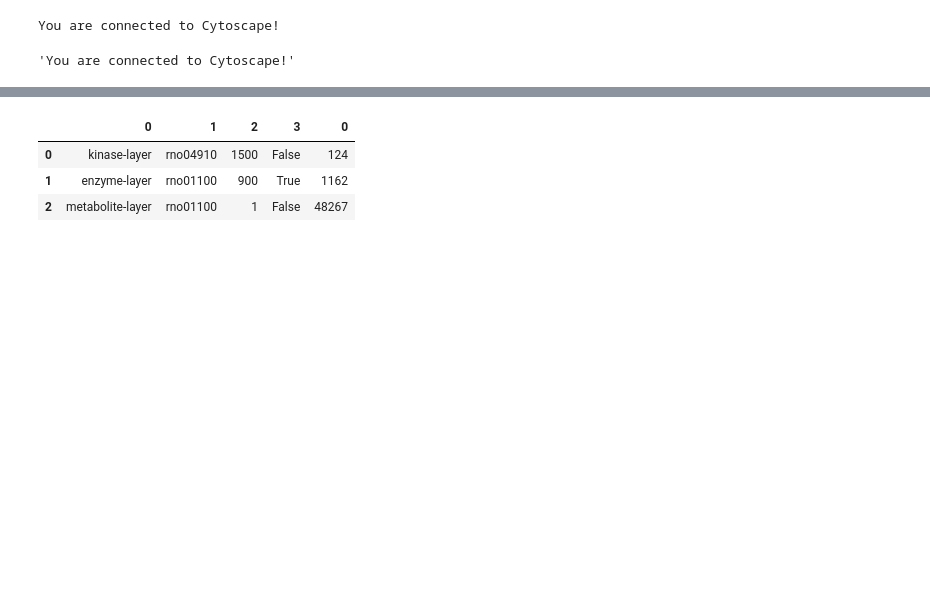
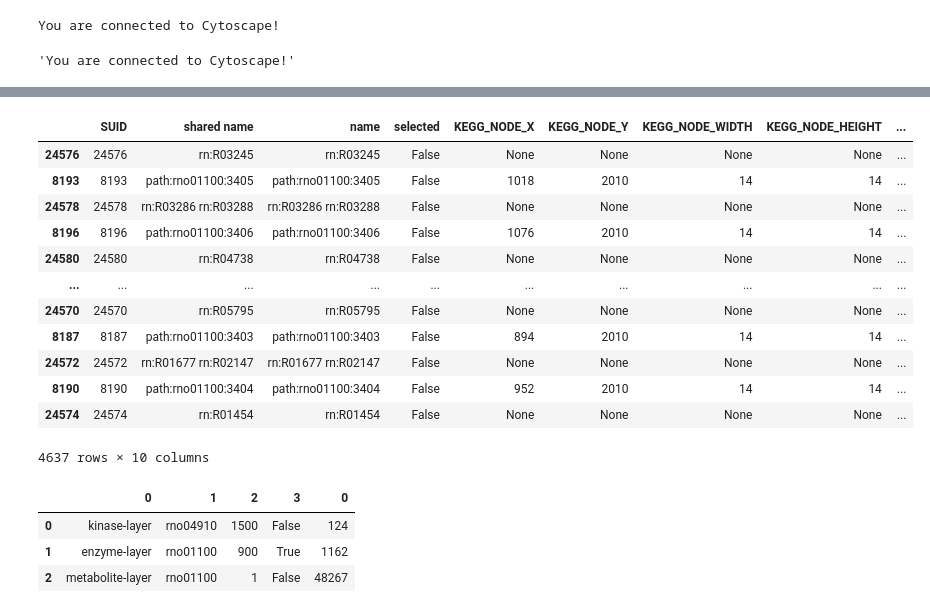
Before and after one commit to ecell/transomics2cytoscape-py, a Jupyter notebook: t2c.ipynb, the cells around one changed output, grey strips where cells are left out. Drawn from its saved outputs; the diff is of its cells as text; code cells hidden in the pictures; blank space fills up the shorter version.

```diff
--- a/t2c.ipynb
+++ b/t2c.ipynb
@@ -152,0 +189,2 @@ def createMidnodes(networkSUID):
+# %%
+a = p4c.get_table_column_types(table="node", network=1162)
@@ -153,3 +265,21 @@ def createMidnodes(networkSUID):
+# %%
+nt = p4c.get_table_columns(table="node", network=1162, columns=list(a)[:10])
+# %%
+nt
+# %% [output]
+|  | SUID | shared name | name | selected | KEGG_NODE_X | KEGG_NODE_Y | KEGG_NODE_WIDTH | KEGG_NODE_HEIGHT | ... |
+| 24576 | 24576 | rn:R03245 | rn:R03245 | False | None | None | None | None | ... |
+| 8193 | 8193 | path:rno01100:3405 | path:rno01100:3405 | False | 1018 | 2010 | 14 | 14 | ... |
+| 24578 | 24578 | rn:R03286 rn:R03288 | rn:R03286 rn:R03288 | False | None | None | None | None | ... |
+| 8196 | 8196 | path:rno01100:3406 | path:rno01100:3406 | False | 1076 | 2010 | 14 | 14 | ... |
+| 24580 | 24580 | rn:R04738 | rn:R04738 | False | None | None | None | None | ... |
+| ... | ... | ... | ... | ... | ... | ... | ... | ... | ... |
+| 24570 | 24570 | rn:R05795 | rn:R05795 | False | None | None | None | None | ... |
+| 8187 | 8187 | path:rno01100:3403 | path:rno01100:3403 | False | 894 | 2010 | 14 | 14 | ... |
+| 24572 | 24572 | rn:R01677 rn:R02147 | rn:R01677 rn:R02147 | False | None | None | None | None | ... |
+| 8190 | 8190 | path:rno01100:3404 | path:rno01100:3404 | False | 952 | 2010 | 14 | 14 | ... |
+| 24574 | 24574 | rn:R01454 | rn:R01454 | False | None | None | None | None | ... |
+4637 rows × 10 columns
 # %%
 def getMidLoc(elem, xyloc):
     sourcexy = xyloc[xyloc['SUID'] == elem['source']]
```
Also changed, not shown: parts of 74 cells of this notebook.
